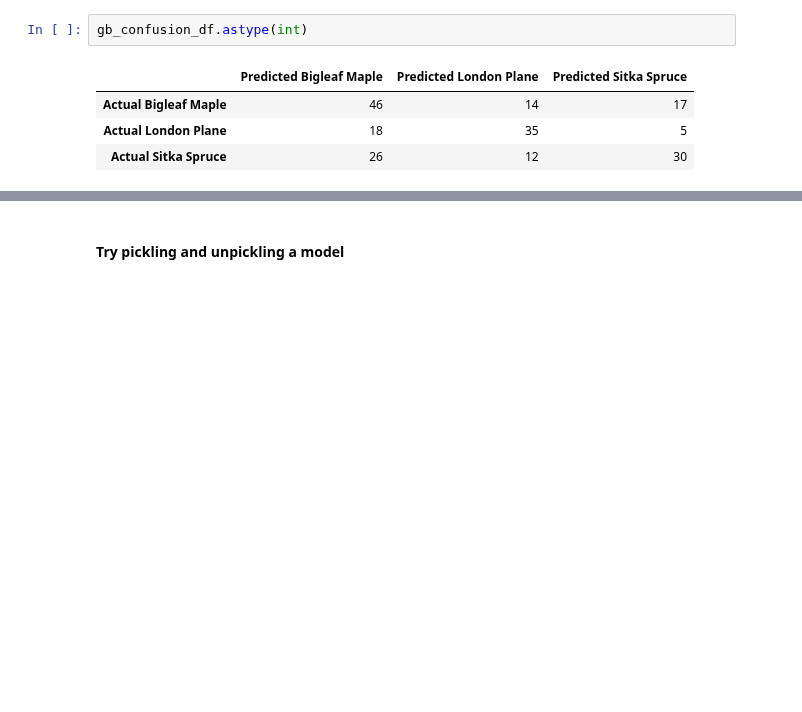
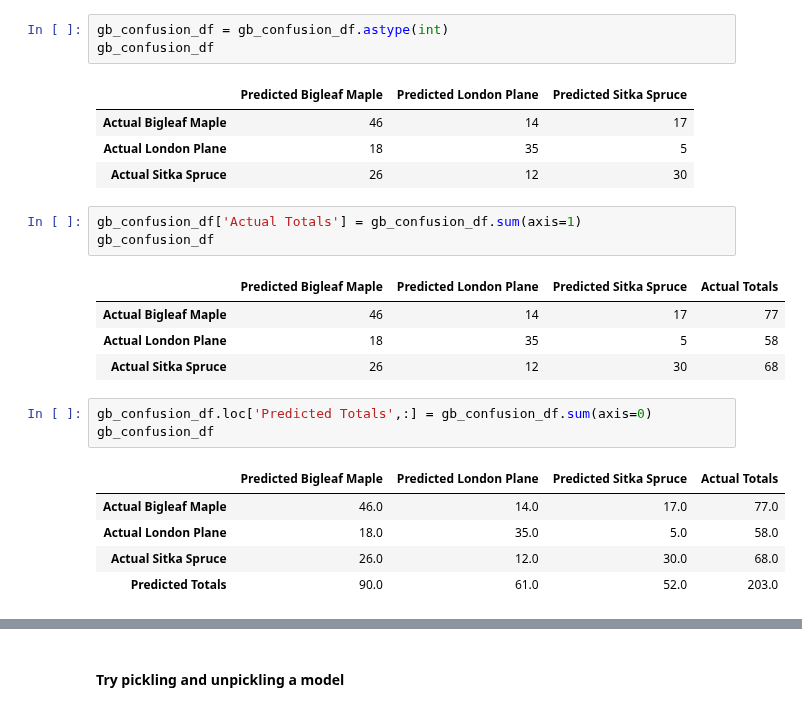
Before and after one commit to NathanielBlairStahn/tree-logic, a Jupyter notebook: build_a_model.ipynb, the cells around one changed output, grey strips where cells are left out. Saved outputs shown, nothing was run; the diff lists cells and outputs as text; blank space fills up the shorter version.

```diff
--- a/build_a_model.ipynb
+++ b/build_a_model.ipynb
@@ -583,9 +588,27 @@ gb_confusion_df
 | Actual London Plane | 18.0 | 35.0 | 5.0 |
 | Actual Sitka Spruce | 26.0 | 12.0 | 30.0 |
 # %%
-gb_confusion_df.astype(int)
+gb_confusion_df = gb_confusion_df.astype(int)
+gb_confusion_df
 # %% [output]
 |  | Predicted Bigleaf Maple | Predicted London Plane | Predicted Sitka Spruce |
 | Actual Bigleaf Maple | 46 | 14 | 17 |
 | Actual London Plane | 18 | 35 | 5 |
 | Actual Sitka Spruce | 26 | 12 | 30 |
+# %%
+gb_confusion_df['Actual Totals'] = gb_confusion_df.sum(axis=1)
+gb_confusion_df
+# %% [output]
+|  | Predicted Bigleaf Maple | Predicted London Plane | Predicted Sitka Spruce | Actual Totals |
+| Actual Bigleaf Maple | 46 | 14 | 17 | 77 |
+| Actual London Plane | 18 | 35 | 5 | 58 |
+| Actual Sitka Spruce | 26 | 12 | 30 | 68 |
+# %%
+gb_confusion_df.loc['Predicted Totals',:] = gb_confusion_df.sum(axis=0)
+gb_confusion_df
+# %% [output]
+|  | Predicted Bigleaf Maple | Predicted London Plane | Predicted Sitka Spruce | Actual Totals |
+| Actual Bigleaf Maple | 46.0 | 14.0 | 17.0 | 77.0 |
+| Actual London Plane | 18.0 | 35.0 | 5.0 | 58.0 |
+| Actual Sitka Spruce | 26.0 | 12.0 | 30.0 | 68.0 |
+| Predicted Totals | 90.0 | 61.0 | 52.0 | 203.0 |
```
Also changed, not shown: parts of 9 cells of this notebook.
